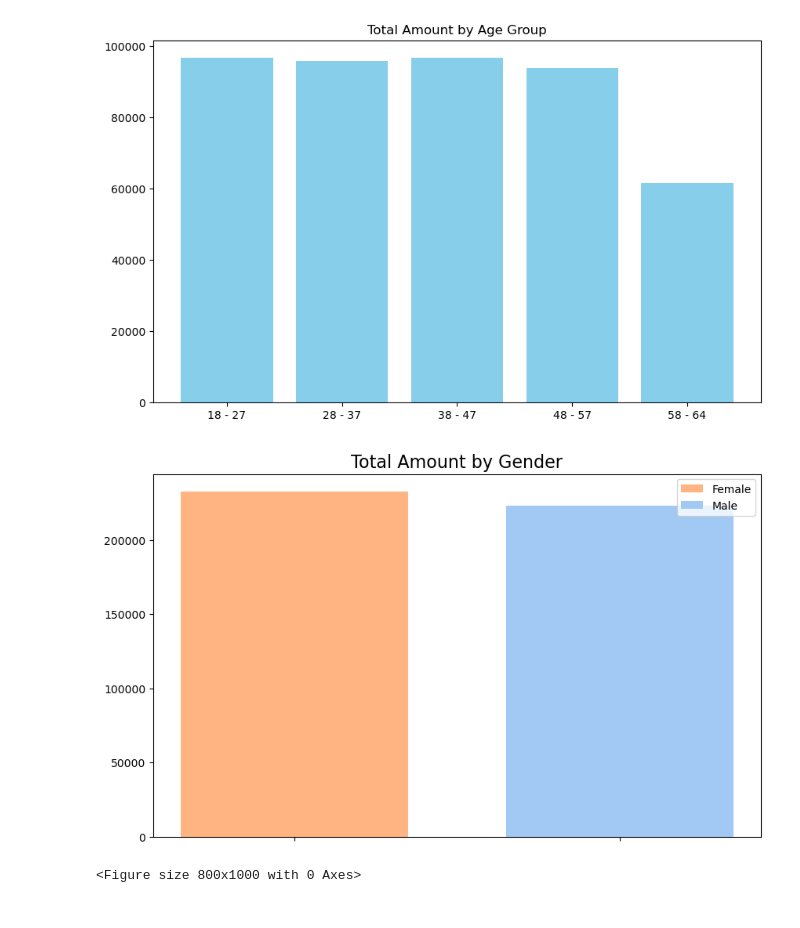
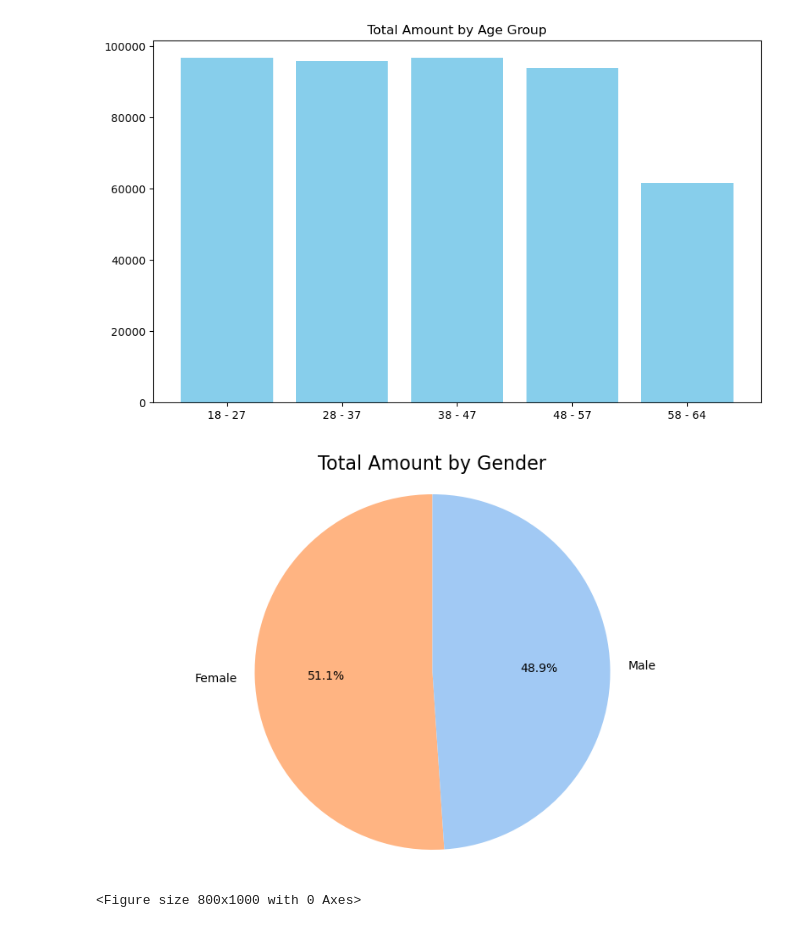
Before and after one commit to Hospoghosyan/Retail_Sales_Analysis, a Jupyter notebook: Retails_sales_analysis.ipynb, the cells around one changed output. Drawn from its saved outputs; the diff is of its cells as text; code cells hidden in the pictures.

```diff
--- a/Retails_sales_analysis.ipynb
+++ b/Retails_sales_analysis.ipynb
@@ -234,3 +236,14 @@ cat_age_total = df.groupby(['Age Group', 'Category'])['Total Amount'].sum().unst
+# %%
+def get_season(month):
+    if month in [12, 1, 2]:
+        return 'Winter'
+    elif month in [3, 4, 5]:
+        return 'Spring'
+    elif month in [6, 7, 8]:
+        return 'Summer'
+    elif month in [9, 10, 11]:
+        return 'Autumn'
+df['Season'] = df['Month'].apply(get_season)
 # %% [markdown]
 #### Question 1: How does customer age and gender influence their purchasing behavior?
 # %%
@@ -248,22 +261,14 @@ plt.show()
 # %%
 grouped_age = df.groupby('Gender')['Total Amount'].sum().reset_index()
 
 plt.figure(figsize=(10, 6))
 colors = sns.color_palette("pastel")
-bars_female = plt.bar(grouped_age[grouped_age['Gender'] == 'Female']['Gender'],
-                      grouped_age[grouped_age['Gender'] == 'Female']['Total Amount'],
-                      color=colors[1], width=0.7, label='Female')
+plt.pie(grouped_age['Total Amount'], labels=grouped_age['Gender'], autopct='%1.1f%%', startangle=90, colors=[colors[1], colors[0]])
+plt.title('Total Amount by Gender', fontsize=16)
+plt.axis('equal')
 
-bars_male = plt.bar(grouped_age[grouped_age['Gender'] == 'Male']['Gender'],
-                    grouped_age[grouped_age['Gender'] == 'Male']['Total Amount'],
-                    color=colors[0], width=0.7, label='Male')
-plt.legend(loc='upper right')
-plt.title('Total Amount by Gender', fontsize=16)
-plt.xticks(rotation=0)
-ax = plt.gca()
-ax.set_xticklabels([''])
 plt.show()
 # %% [output]
-[figure, old version]
+[figure, new version]
 # %%
 plt.figure(figsize=(8, 10))
```
Also changed, not shown: parts of 11 cells of this notebook.
